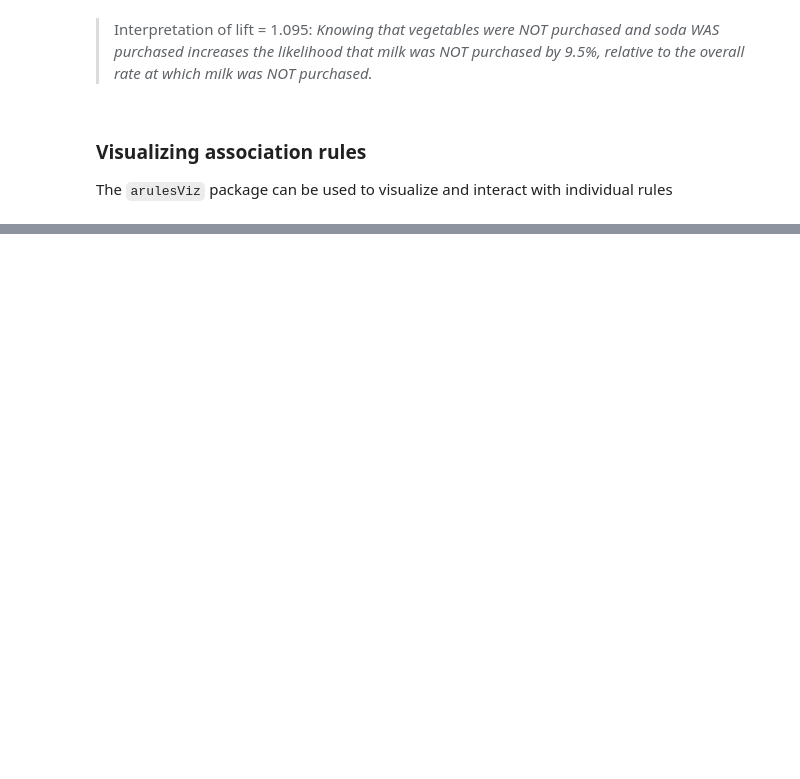
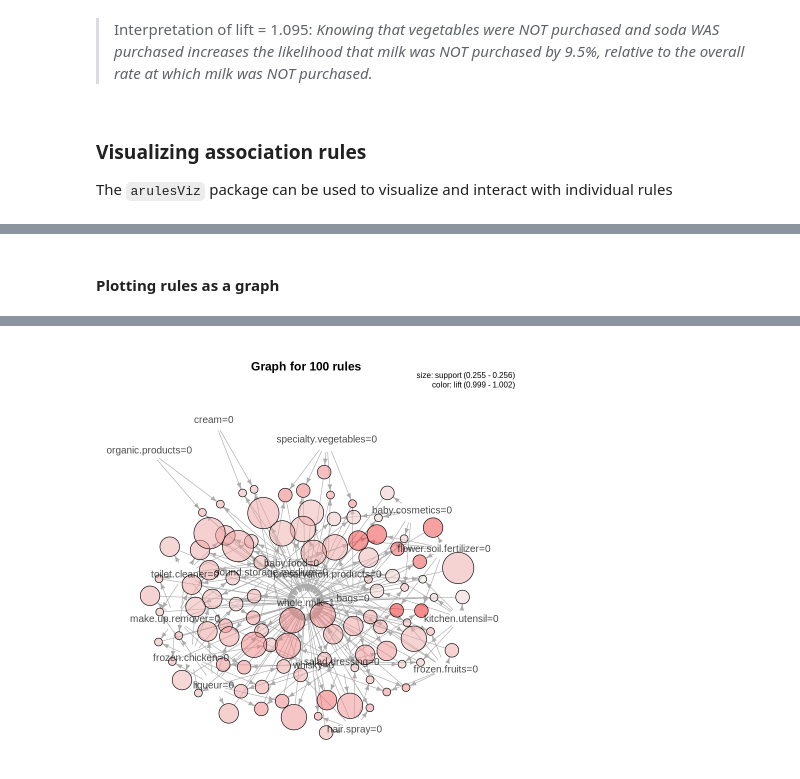
Before and after one commit to yardsale8/DSCI_210_R_notebooks, a Jupyter notebook: lecture_8_4_finding_and_visualizing_many_association_rules.ipynb, the cells around one changed output, grey strips where cells are left out. Saved outputs shown, nothing was run; the diff lists cells and outputs as text; code cells hidden in the pictures; blank space fills up the shorter version.

```diff
--- a/lecture_8_4_finding_and_visualizing_many_association_rules.ipynb
+++ b/lecture_8_4_finding_and_visualizing_many_association_rules.ipynb
@@ -131,0 +321,5 @@ plot(top1000, method = 'grouped', measure = 'lift',shading = 'support')
+# %% [markdown]
+#### Plotting rules as a graph
+# %%
+plot(milk_rules_8pct, method = "graph")
+# %% [output]
@@ -131,0 +328 @@ plot(top1000, method = 'grouped', measure = 'lift',shading = 'support')
+[figure, added]
```
Also changed, not shown: parts of 26 cells of this notebook.
